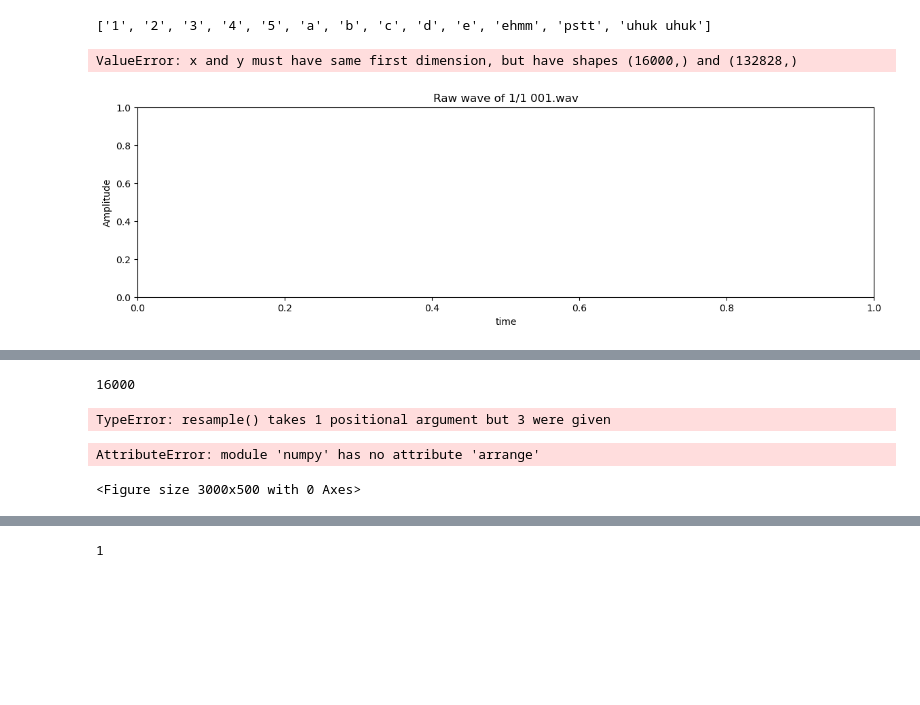
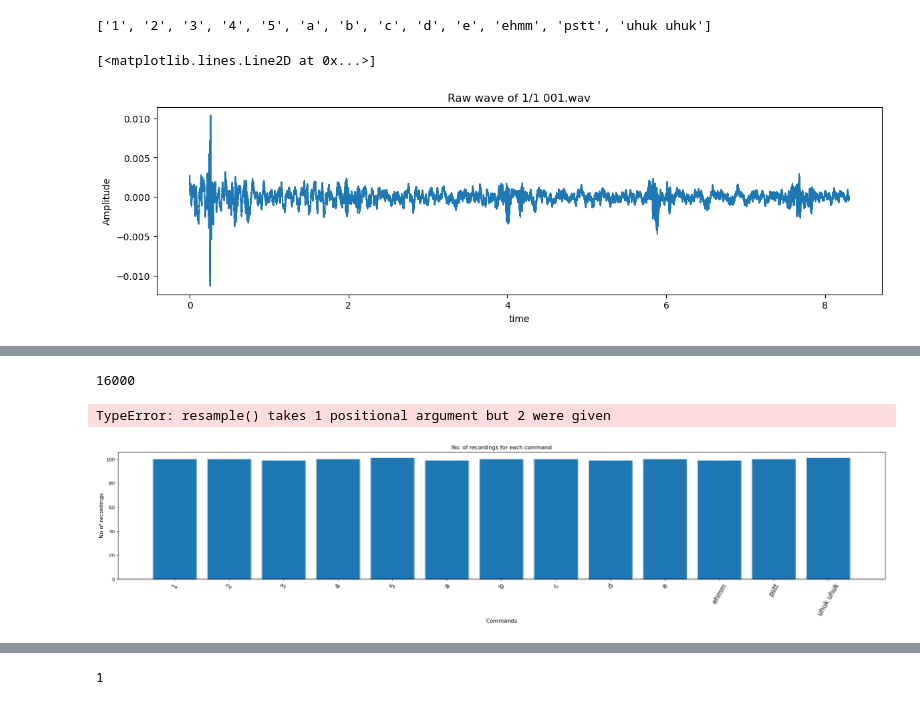
Before and after one commit to adriaap6/Sample-TA, a Jupyter notebook: test.ipynb, the cells around one changed output, grey strips where cells are left out. Saved outputs shown, nothing was run; the diff lists cells and outputs as text; code cells hidden in the pictures; blank space fills up the shorter version.

```diff
--- a/test.ipynb
+++ b/test.ipynb
@@ -15,15 +15,17 @@ os.listdir('C:/Users/ASUS/Untitled Folder/Sample-TA/datasets/train/audio')
 # %%
 train_audio_path = 'C:/Users/ASUS/Untitled Folder/Sample-TA/datasets/train/audio/'
 samples, sample_rate = librosa.load(train_audio_path+'1/1 001.wav', sr = 16000)
 fig = plt.figure(figsize=(14, 8))
 ax1 = fig.add_subplot(211)
 ax1.set_title('Raw wave of '+'1/1 001.wav')
 ax1.set_xlabel('time')
 ax1.set_ylabel('Amplitude')
-ax1.plot(np.linspace(0, sample_rate/len(samples), sample_rate), samples)
+
+time = np.linspace(0, len(samples) / sample_rate, len(samples))
+ax1.plot(time, samples)
 # %% [output]
-ValueError: x and y must have same first dimension, but have shapes (16000,) and (132828,)
+[<matplotlib.lines.Line2D at 0x...>]
-[figure, old version]
+[figure, new version]
 # %%
 #sampling (contoh)
 ipd.Audio(samples, rate=sample_rate)
@@ -34,23 +36,28 @@ print(sample_rate)
 # %% [output]
 16000
 # %%
-#resampling (pengambilan ulang contoh)
-samples = librosa.resample(samples, sample_rate, 8000)
-ipd.Audio(samples, rate=8000)
+# Resampling (changing the sample rate)
+target_sr = 8000
+samples = librosa.resample(samples, target_sr)
+ipd.Audio(samples, rate=target_sr)
 # %% [output]
-TypeError: resample() takes 1 positional argument but 3 were given
+TypeError: resample() takes 1 positional argument but 2 were given
 # %%
 labels=os.listdir(train_audio_path)
 # %%
-#temukan hitungan setiap label dan grafik batang plot
-no_of_recordings=[]
+import numpy as np
+
+labels=["1", "2", "3", "4", "5", "a", "b", "c", "d", "e", "ehmm", "pstt", "uhuk uhuk"]
+
+# Find the count of each label and create a bar plot
+no_of_recordings = []
 for label in labels:
-    waves = [f for f in os.listdir(train_audio_path + '/'+label) if f.endswith('.wav')]
+    waves = [f for f in os.listdir(train_audio_path + '/' + label) if f.endswith('.wav')]
     no_of_recordings.append(len(waves))
 
-#plot
-plt.figure(figsize=(30,5))
-index = np.arrange(len(labels))
+# Plot the bar chart
+plt.figure(figsize=(30, 5))
+index = np.arange(len(labels))
 plt.bar(index, no_of_recordings)
 plt.xlabel('Commands', fontsize=12)
 plt.ylabel('No of recordings', fontsize=12)
@@ -58,5 +65,4 @@ plt.xticks(index, labels, fontsize=15, rotation=60)
 plt.title('No. of recordings for each command')
 plt.show()
 # %% [output]
-AttributeError: module 'numpy' has no attribute 'arrange'
-<Figure size 3000x500 with 0 Axes>
+[figure, added]
```
Also changed, not shown: parts of 3 cells of this notebook.
